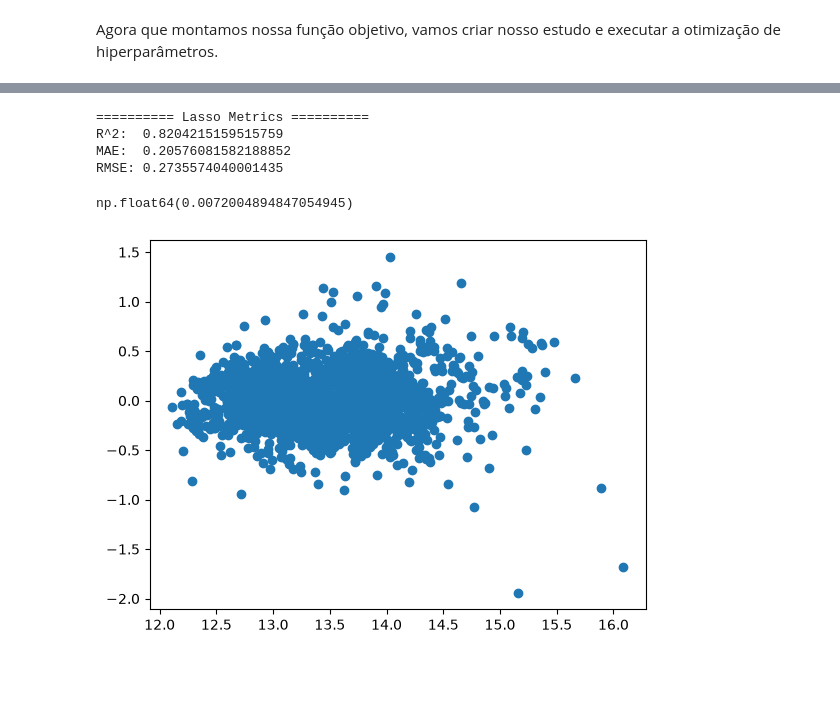
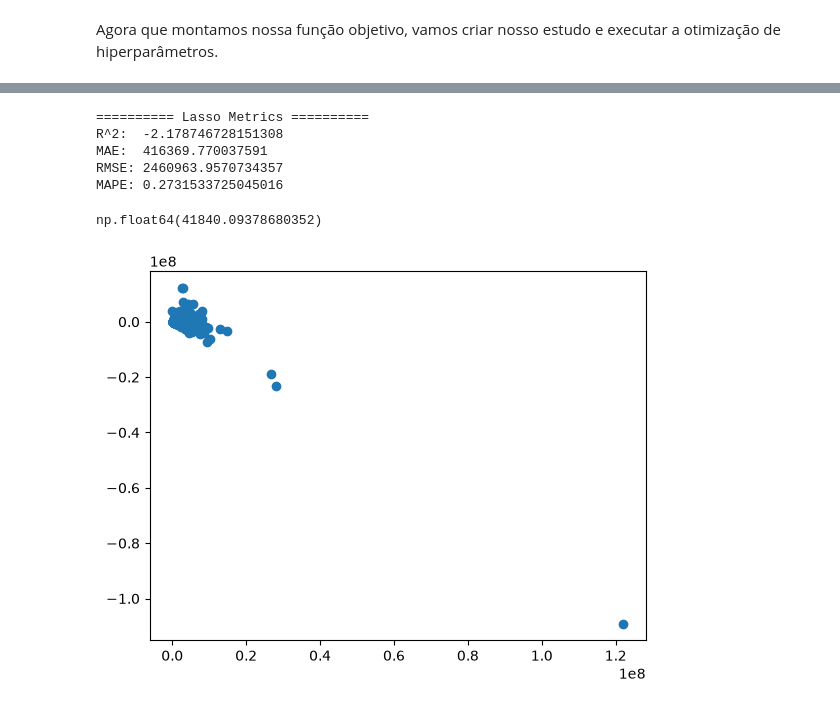
Before and after one commit to gauloish/meu-ape, a Jupyter notebook: notebooks/05_modeling.ipynb, the cells around one changed output, grey strips where cells are left out. Saved outputs shown, nothing was run; the diff lists cells and outputs as text; code cells hidden in the pictures; blank space fills up the shorter version.

```diff
--- a/notebooks/05_modeling.ipynb
+++ b/notebooks/05_modeling.ipynb
@@ -15,8 +15,6 @@ import pandas as pd
 Agora, vamos carregar o dataset.
 # %%
 df = pd.read_parquet("../data/processed/03_processed.parquet")
-# %%
-df = df.astype("float").reset_index()
 # %%
 df.info()
 # %% [output]
@@ -39,0 +53,2 @@ memory usage: 4.6 MB
+# %%
+df["tipo_imovel"] = df["tipo_imovel"].astype("category")
@@ -44,8 +61,8 @@ Nessa etapa de modelagem faremos otimização de hiperparâmetros dos nossos mod
 # %%
 from sklearn.model_selection import train_test_split
 
-X = df.drop("preco", axis="columns").values
-y = df["preco"].values
+X = df.drop("preco", axis="columns")
+y = df["preco"]
 
 random_state = 1668
 
@@ -157,33 +246,36 @@ from sklearn.metrics import (
     r2_score,
     mean_absolute_error,
     root_mean_squared_error,
+    mean_absolute_percentage_error,
 )
 
-pipeline = get_elastic_net_pipeline({'n_neighbors': 9, 'alpha': 0.00012013874253855576, 'l1_ratio': 0.4469230813017634})
+pipeline = get_elastic_net_pipeline(study.best_params)
 
-pipeline.fit(X_train, np.log1p(y_train))
+pipeline.fit(X_train, y_train)
 y_pred = pipeline.predict(X_test)
 
 print("========== Lasso Metrics ==========")
-print(f"R^2:  {r2_score(np.log1p(y_test), y_pred)}")
-print(f"MAE:  {mean_absolute_error(np.log1p(y_test), y_pred)}")
-print(f"RMSE: {root_mean_squared_error(np.log1p(y_test), y_pred)}")
+print(f"R^2:  {r2_score(y_test, y_pred)}")
+print(f"MAE:  {mean_absolute_error(y_test, y_pred)}")
+print(f"RMSE: {root_mean_squared_error(y_test, y_pred)}")
+print(f"MAPE: {mean_absolute_percentage_error(y_test, y_pred)}")
 # %% [output]
 ========== Lasso Metrics ==========
-R^2:  0.8204215159515759
-MAE:  0.20576081582188852
-RMSE: 0.2735574040001435
+R^2:  -2.178746728151308
+MAE:  416369.770037591
+RMSE: 2460963.9570734357
+MAPE: 0.2731533725045016
 # %%
-(np.log1p(y_test) - y_pred).mean()
+(y_test - y_pred).mean()
 # %% [output]
-np.float64(0.0072004894847054945)
+np.float64(41840.09378680352)
 # %%
 import matplotlib.pyplot as plt
 
-plt.scatter(x=y_pred, y=(np.log1p(y_test) - y_pred))
+plt.scatter(x=y_pred, y=(y_test-y_pred))
 plt.show()
 # %% [output]
-[figure, old version]
+[figure, new version]
 # %%
 plt.hist(y_pred, bins=100)
 # %% [output]
```
Also changed, not shown: parts of 10 cells of this notebook, 1 other file.
